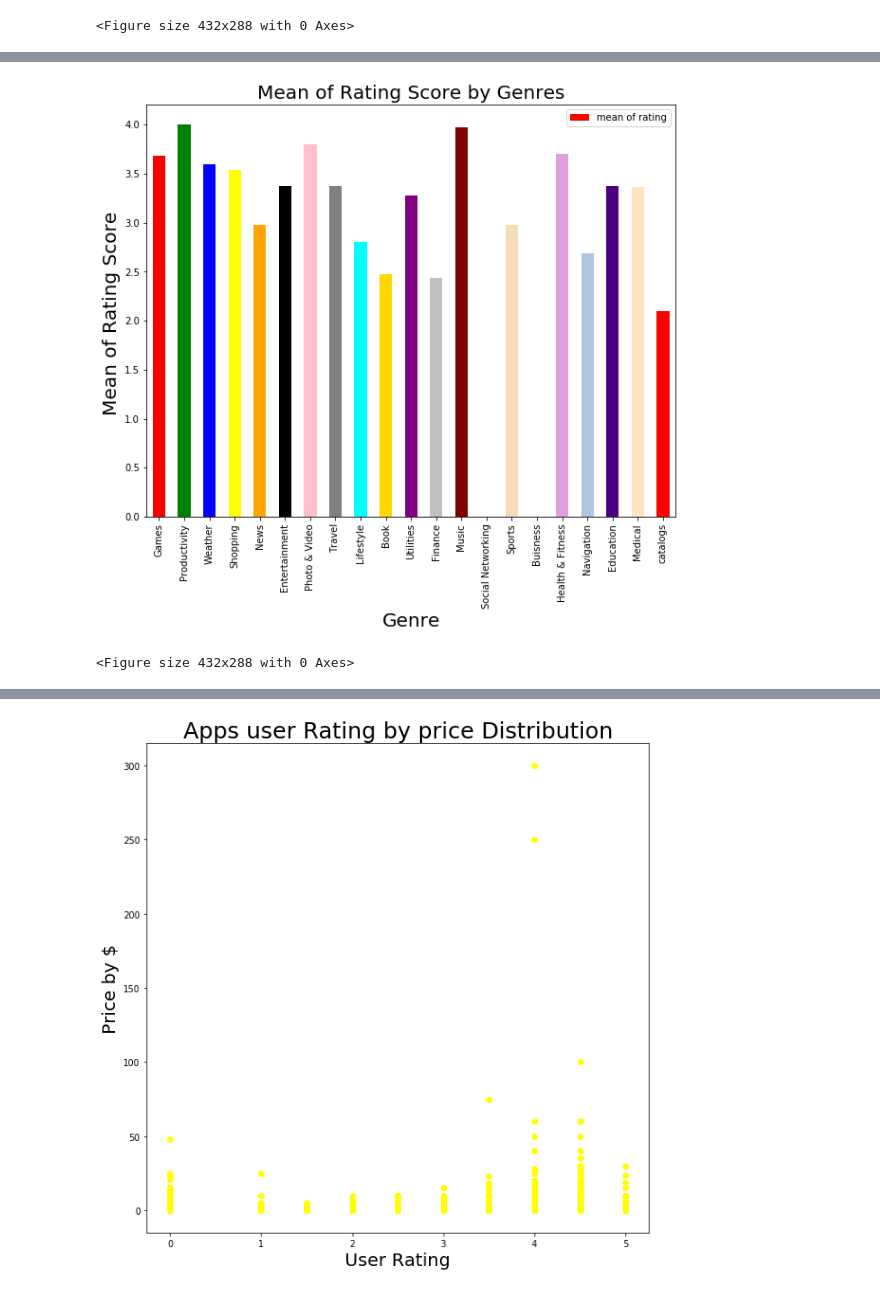
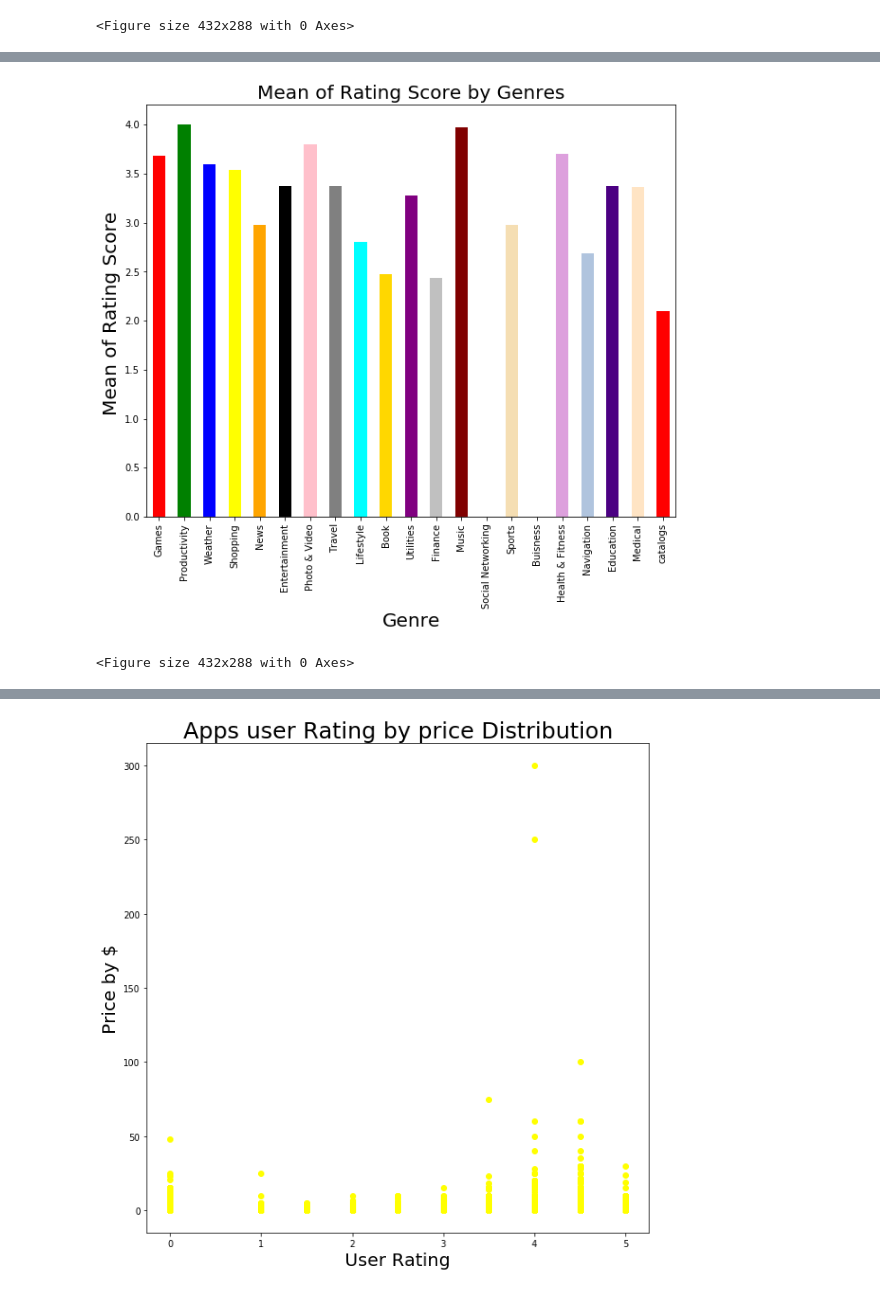
Before and after one commit to shaCode256/MyAnimeList-Data-Analysis, a Jupyter notebook: Apple Visualization notebook.ipynb, the cells around one changed output, grey strips where cells are left out. Drawn from its saved outputs; the diff is of its cells as text; code cells hidden in the pictures.

```diff
--- a/Apple Visualization notebook.ipynb
+++ b/Apple Visualization notebook.ipynb
@@ -85,5 +64,5 @@ Name: prime_genre, Length: 7197, dtype: object
 # %%
-#matplot 4.5
+#matplot 3
 
 #which genre has the highest rating score
 
@@ -126,33 +105,34 @@ bk= bks['user_rating'].mean()
 ut= utl['user_rating'].mean()
 fn= fns['user_rating'].mean()
 ms= mss['user_rating'].mean()
 sn= sns['user_rating'].mean()
 sp= sps['user_rating'].mean()
 bs= bss['user_rating'].mean()
 hf= hnf['user_rating'].mean()
 nv= nvg['user_rating'].mean()
 ed= eds['user_rating'].mean()
 md= mds['user_rating'].mean()
 ct= cts['user_rating'].mean()
 
 
 df = pd.DataFrame({'mean of rating': [gamesMax, pm, wh, sh, ns, ed, pvn, tv, ls, bk, ut, fn, ms, sn, sp, bs, hf, nv, ed, md, ct ],
                    'genres': ['Games', 'Productivity' , 'Weather', 'Shopping', 'News','Entertainment', 'Photo & Video', 'Travel','Lifestyle', 'Book', 'Utilities', 'Finance', 'Music', 'Social Networking', 'Sports', 'Buisness', 'Health & Fitness', 'Navigation', 'Education', 'Medical', 'catalogs']})
 
 my_colors = 'red', 'green','blue', 'yellow', 'orange','black','pink','gray','cyan','gold','purple','silver','maroon','teal','wheat','lime','plum','lightsteelblue','indigo','bisque'
 
 axes=df.plot.bar(x='genres', y='mean of rating',figsize=(10, 8), color=my_colors)
 
 
 axes.set_title("Mean of Rating Score by Genres", fontsize=20)
 axes.set_ylabel('Mean of Rating Score ',fontsize=20)
 axes.set_xlabel('Genre',fontsize=20)
+axes.get_legend().remove()
 
 fig1 = plt.gcf()
 plt.show()
 plt.draw()
 fig1.savefig(save_results_to + 'Mean of Rating Score by Genres.png', dpi = 300)
 # %% [output]
-[figure, old version]
+[figure, new version]
 <Figure size 432x288 with 0 Axes>
 # %%
```
Also changed, not shown: parts of 13 cells of this notebook, 10 other files.
